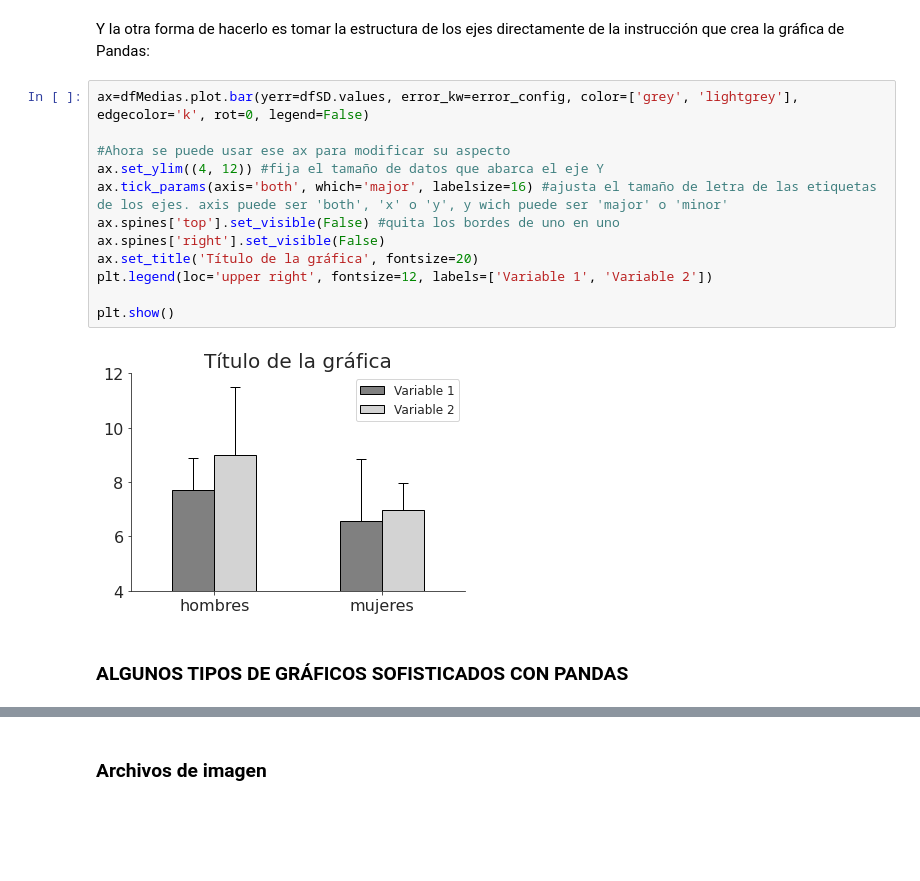
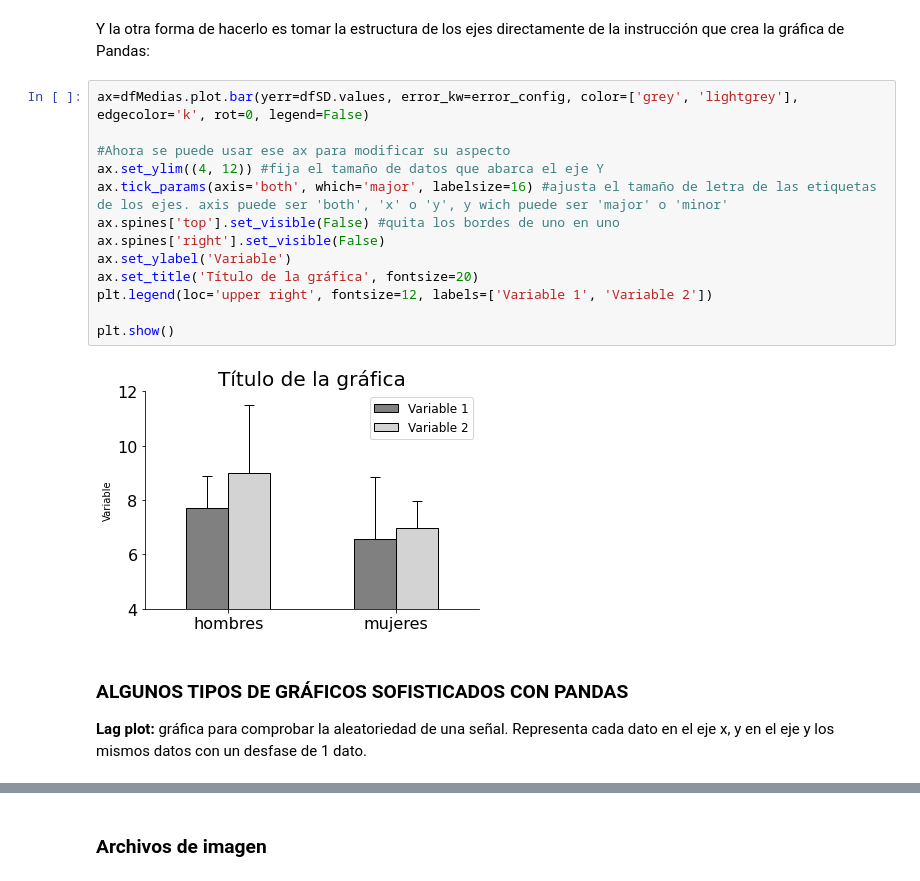
Before and after one commit to joselvira/BiomecanicaPython, a Jupyter notebook: Notebooks/Como_configurar_graficas.ipynb, the cells around one changed output, grey strips where cells are left out. Cells and saved outputs as stored; diff of their text form; blank space fills up the shorter version.

```diff
--- a/Notebooks/Como_configurar_graficas.ipynb
+++ b/Notebooks/Como_configurar_graficas.ipynb
@@ -1448,19 +1456,22 @@ Y la otra forma de hacerlo es tomar la estructura de los ejes directamente de la
 # %%
 ax=dfMedias.plot.bar(yerr=dfSD.values, error_kw=error_config, color=['grey', 'lightgrey'], edgecolor='k', rot=0, legend=False)
 
 #Ahora se puede usar ese ax para modificar su aspecto
 ax.set_ylim((4, 12)) #fija el tamaño de datos que abarca el eje Y
 ax.tick_params(axis='both', which='major', labelsize=16) #ajusta el tamaño de letra de las etiquetas de los ejes. axis puede ser 'both', 'x' o 'y', y wich puede ser 'major' o 'minor'
 ax.spines['top'].set_visible(False) #quita los bordes de uno en uno
 ax.spines['right'].set_visible(False)
+ax.set_ylabel('Variable')
 ax.set_title('Título de la gráfica', fontsize=20)
 plt.legend(loc='upper right', fontsize=12, labels=['Variable 1', 'Variable 2'])
 
 plt.show()
 # %% [output]
-[figure, old version]
+[figure, new version]
-# %% [markdown]
-### ALGUNOS TIPOS DE GRÁFICOS SOFISTICADOS CON PANDAS
+# %% [markdown]
+### ALGUNOS TIPOS DE GRÁFICOS SOFISTICADOS CON PANDAS
+
+**Lag plot:** gráfica para comprobar la aleatoriedad de una señal. Representa cada dato en el eje x, y en el eje y los mismos datos con un desfase de 1 dato.
 # %%
 #Lag Plot
 #Para comprobar si los datos son aleatorios.
```
Also changed, not shown: parts of 21 cells of this notebook.
